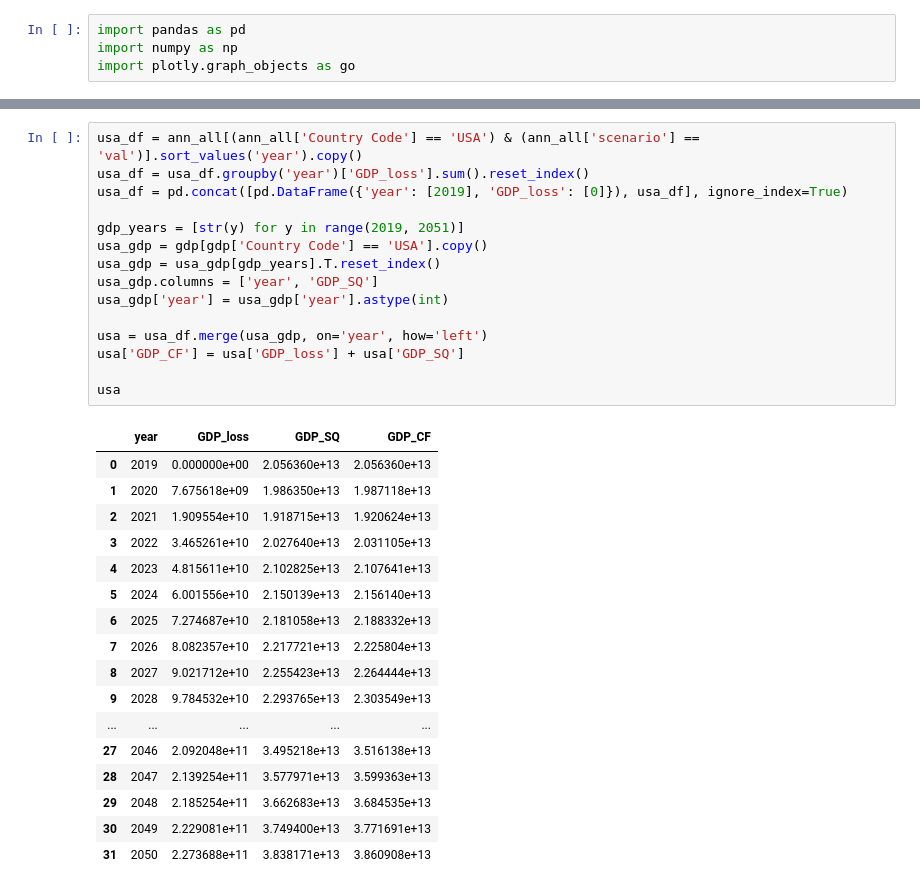
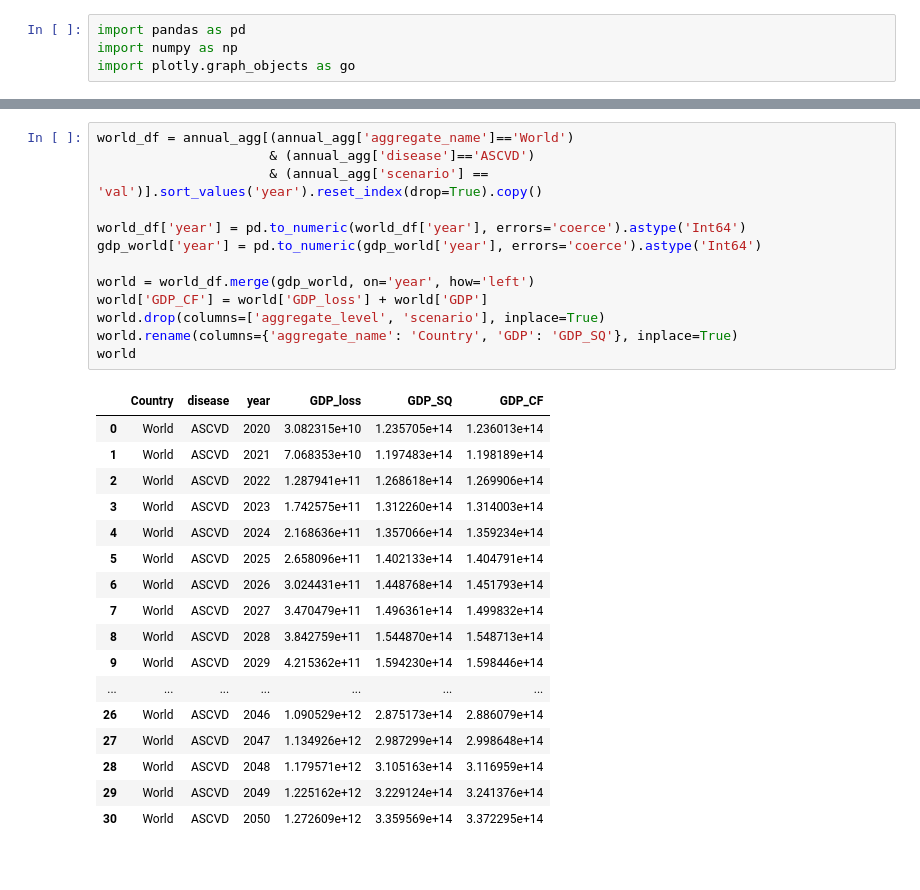
Before and after one commit to CenterforDigitalHealth/ASCVD-Economic-Burden, a Jupyter notebook: generate_figures-trend.ipynb, the cells around one changed output, grey strips where cells are left out. Saved outputs shown, nothing was run; the diff lists cells and outputs as text.

```diff
--- a/generate_figures-trend.ipynb
+++ b/generate_figures-trend.ipynb
@@ -24,33 +33,31 @@ gdp
-# %%
-usa_df = ann_all[(ann_all['Country Code'] == 'USA') & (ann_all['scenario'] == 'val')].sort_values('year').copy()
-usa_df = usa_df.groupby('year')['GDP_loss'].sum().reset_index()
-usa_df = pd.concat([pd.DataFrame({'year': [2019], 'GDP_loss': [0]}), usa_df], ignore_index=True)
-
-gdp_years = [str(y) for y in range(2019, 2051)]
-usa_gdp = gdp[gdp['Country Code'] == 'USA'].copy()
-usa_gdp = usa_gdp[gdp_years].T.reset_index()
-usa_gdp.columns = ['year', 'GDP_SQ']
-usa_gdp['year'] = usa_gdp['year'].astype(int)
-
-usa = usa_df.merge(usa_gdp, on='year', how='left')
-usa['GDP_CF'] = usa['GDP_loss'] + usa['GDP_SQ']
-
-usa
-# %% [output]
-|  | year | GDP_loss | GDP_SQ | GDP_CF |
-| 0 | 2019 | 0.000000e+00 | 2.056360e+13 | 2.056360e+13 |
-| 1 | 2020 | 7.675618e+09 | 1.986350e+13 | 1.987118e+13 |
-| 2 | 2021 | 1.909554e+10 | 1.918715e+13 | 1.920624e+13 |
-| 3 | 2022 | 3.465261e+10 | 2.027640e+13 | 2.031105e+13 |
-| 4 | 2023 | 4.815611e+10 | 2.102825e+13 | 2.107641e+13 |
-| 5 | 2024 | 6.001556e+10 | 2.150139e+13 | 2.156140e+13 |
-| 6 | 2025 | 7.274687e+10 | 2.181058e+13 | 2.188332e+13 |
-| 7 | 2026 | 8.082357e+10 | 2.217721e+13 | 2.225804e+13 |
-| 8 | 2027 | 9.021712e+10 | 2.255423e+13 | 2.264444e+13 |
-| 9 | 2028 | 9.784532e+10 | 2.293765e+13 | 2.303549e+13 |
-| ... | ... | ... | ... | ... |
-| 27 | 2046 | 2.092048e+11 | 3.495218e+13 | 3.516138e+13 |
-| 28 | 2047 | 2.139254e+11 | 3.577971e+13 | 3.599363e+13 |
-| 29 | 2048 | 2.185254e+11 | 3.662683e+13 | 3.684535e+13 |
-| 30 | 2049 | 2.229081e+11 | 3.749400e+13 | 3.771691e+13 |
-| 31 | 2050 | 2.273688e+11 | 3.838171e+13 | 3.860908e+13 |
+# %%
+world_df = annual_agg[(annual_agg['aggregate_name']=='World')
+                      & (annual_agg['disease']=='ASCVD')
+                      & (annual_agg['scenario'] == 'val')].sort_values('year').reset_index(drop=True).copy()
+
+world_df['year'] = pd.to_numeric(world_df['year'], errors='coerce').astype('Int64')
+gdp_world['year'] = pd.to_numeric(gdp_world['year'], errors='coerce').astype('Int64')
+
+world = world_df.merge(gdp_world, on='year', how='left')
+world['GDP_CF'] = world['GDP_loss'] + world['GDP']
+world.drop(columns=['aggregate_level', 'scenario'], inplace=True)
+world.rename(columns={'aggregate_name': 'Country', 'GDP': 'GDP_SQ'}, inplace=True)
+world
+# %% [output]
+|  | Country | disease | year | GDP_loss | GDP_SQ | GDP_CF |
+| 0 | World | ASCVD | 2020 | 3.082315e+10 | 1.235705e+14 | 1.236013e+14 |
+| 1 | World | ASCVD | 2021 | 7.068353e+10 | 1.197483e+14 | 1.198189e+14 |
+| 2 | World | ASCVD | 2022 | 1.287941e+11 | 1.268618e+14 | 1.269906e+14 |
+| 3 | World | ASCVD | 2023 | 1.742575e+11 | 1.312260e+14 | 1.314003e+14 |
+| 4 | World | ASCVD | 2024 | 2.168636e+11 | 1.357066e+14 | 1.359234e+14 |
+| 5 | World | ASCVD | 2025 | 2.658096e+11 | 1.402133e+14 | 1.404791e+14 |
+| 6 | World | ASCVD | 2026 | 3.024431e+11 | 1.448768e+14 | 1.451793e+14 |
+| 7 | World | ASCVD | 2027 | 3.470479e+11 | 1.496361e+14 | 1.499832e+14 |
+| 8 | World | ASCVD | 2028 | 3.842759e+11 | 1.544870e+14 | 1.548713e+14 |
+| 9 | World | ASCVD | 2029 | 4.215362e+11 | 1.594230e+14 | 1.598446e+14 |
+| ... | ... | ... | ... | ... | ... | ... |
+| 26 | World | ASCVD | 2046 | 1.090529e+12 | 2.875173e+14 | 2.886079e+14 |
+| 27 | World | ASCVD | 2047 | 1.134926e+12 | 2.987299e+14 | 2.998648e+14 |
+| 28 | World | ASCVD | 2048 | 1.179571e+12 | 3.105163e+14 | 3.116959e+14 |
+| 29 | World | ASCVD | 2049 | 1.225162e+12 | 3.229124e+14 | 3.241376e+14 |
+| 30 | World | ASCVD | 2050 | 1.272609e+12 | 3.359569e+14 | 3.372295e+14 |
```
Also changed, not shown: parts of 10 cells of this notebook, 16 other files.
